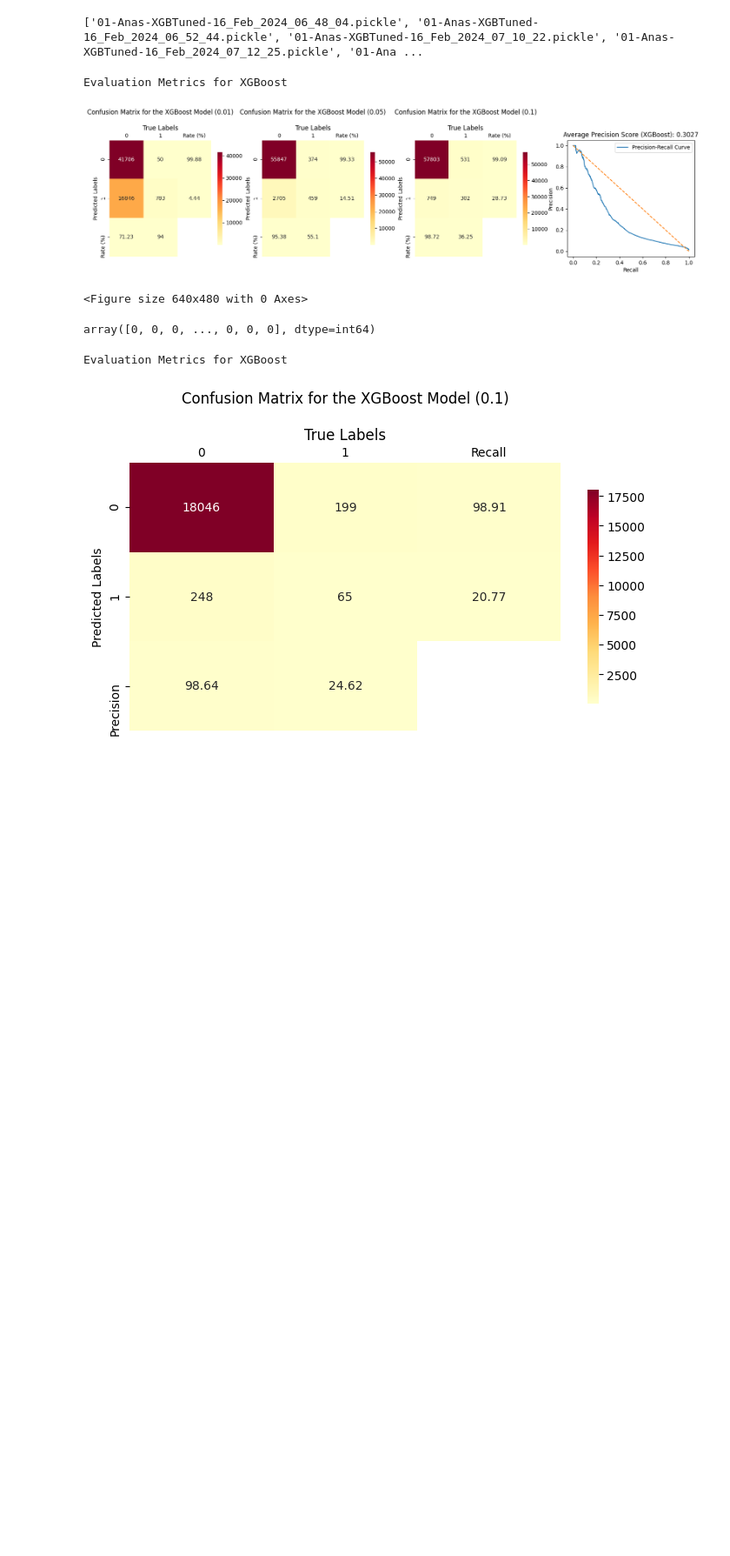
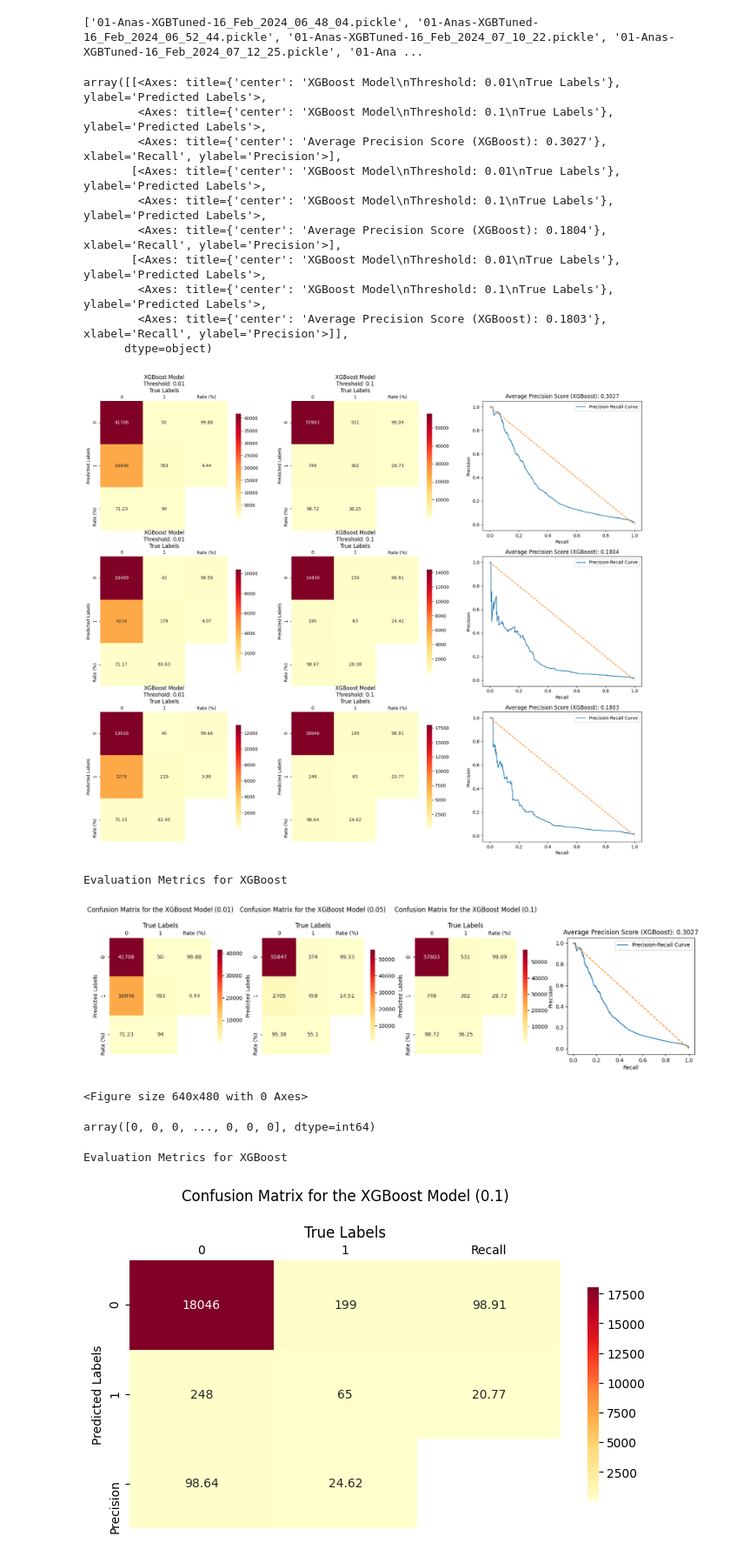
Before and after one commit to MrAnasAbid/Fraud_Detection, a Jupyter notebook: fraud_detection/notebooks/1.0-Anas-Evaluation.ipynb, the cells around one changed output. Shown at 87% size. Cells and saved outputs as stored; diff of their text form; code cells hidden in the pictures; blank space fills up the shorter version.

Commit message:
Functionning Report - To be moduled

```diff
--- a/fraud_detection/notebooks/1.0-Anas-Evaluation.ipynb
+++ b/fraud_detection/notebooks/1.0-Anas-Evaluation.ipynb
@@ -6,7 +6,7 @@ import seaborn as sns
 from sklearn.preprocessing import OrdinalEncoder, OneHotEncoder
 from sklearn.model_selection import train_test_split
 from sklearn.ensemble import RandomForestClassifier
-from sklearn.metrics import confusion_matrix, ConfusionMatrixDisplay, precision_score, accuracy_score, recall_score, precision_recall_curve, auc
+from sklearn.metrics import confusion_matrix, ConfusionMatrixDisplay, precision_score, accuracy_score, recall_score, precision_recall_curve, auc, average_precision_score, precision_recall_fscore_support
 from imblearn.over_sampling import SMOTE, ADASYN
 import category_encoders as ce
 import xgboost as xgb
@@ -18,23 +18,23 @@ import os
 import pickle
 import time
 
-# Add the path to the project root directory to the python path
-sys.path.append(os.path.abspath("C:/Users/mabid/OneDrive/Desktop/Projects - Ongoing/BNP Credit Card Fraud Detection/fraud_detection/"))
+ROOT = "C:/Users/mabid/OneDrive/Desktop/Projects - Ongoing/BNP Credit Card Fraud Detection/fraud_detection/"
+os.chdir(ROOT)
 
 from src.features import build_features
 # %%
 MODEL_RANK = -1
-EVAL_DATA = '../data/processed/model_validation_data.csv'
+EVAL_DATA = os.path.join(ROOT, 'data/processed/model_validation_data.csv')
 
 # Show models that are in the models directory that has "16" in its name
-active_models = [model for model in os.listdir('../models/') if '16' in model]
+active_models = [model for model in os.listdir(os.path.join("models")) if '16' in model]
 print(active_models)
 MODEL_PATH = active_models[MODEL_RANK]
 # %% [output]
 ['01-Anas-XGBTuned-16_Feb_2024_06_48_04.pickle', '01-Anas-XGBTuned-16_Feb_2024_06_52_44.pickle', '01-Anas-XGBTuned-16_Feb_2024_07_10_22.pickle', '01-Anas-XGBTuned-16_Feb_2024_07_12_25.pickle', '01-Ana ...
 # %%
 # Load the model
-with open(f'../models/{MODEL_PATH}', 'rb') as file:
+with open(os.path.join(ROOT, "models", MODEL_PATH), 'rb') as file:
     model_args = pickle.load(file)
 # %%
 # Unpack the model arguments
@@ -51,17 +51,17 @@ class Model():
         self.y_pred_valid = None
         self.y_true_valid = None
 
+    def load_predict_eval(self, EVAL_DATA):
+        eval_data = pd.read_csv(EVAL_DATA)
+        X_eval = eval_data.drop('fraud_flag', axis=1)
+        y_eval = eval_data['fraud_flag']
+
+        X_eval = self.pipe.transform(X_eval)
+        if self.prediction_matrix_type == 'xgb.DMatrix':
+            X_eval = xgb.DMatrix(X_eval)
+
+        self.y_pred_valid = self.model.predict(X_eval)
+        self.y_true_valid = y_eval
+
 model_XGB = Model(model_args)
-
-# Load the evaluation data
-eval_data = pd.read_csv(EVAL_DATA)
-X_eval = eval_data.drop('fraud_flag', axis=1)
-y_eval = eval_data['fraud_flag']
-
-# Transform the evaluation data
-X_eval = model_XGB.pipe.transform(X_eval)
-if model_XGB.prediction_matrix_type == 'xgb.DMatrix':
-    X_eval = xgb.DMatrix(X_eval)
-
-model_XGB.y_pred_valid = model_XGB.model.predict(X_eval)
-model_XGB.y_true_valid = y_eval
+model_XGB.load_predict_eval(EVAL_DATA)
@@ -68 +125,16 @@ model_XGB.y_true_valid = y_eval
+# %%
+report = GenerateReport(model_XGB)
+report.generate_report()
+# %% [output]
+array([[<Axes: title={'center': 'XGBoost Model\nThreshold: 0.01\nTrue Labels'}, ylabel='Predicted Labels'>,
+        <Axes: title={'center': 'XGBoost Model\nThreshold: 0.1\nTrue Labels'}, ylabel='Predicted Labels'>,
+        <Axes: title={'center': 'Average Precision Score (XGBoost): 0.3027'}, xlabel='Recall', ylabel='Precision'>],
+       [<Axes: title={'center': 'XGBoost Model\nThreshold: 0.01\nTrue Labels'}, ylabel='Predicted Labels'>,
+        <Axes: title={'center': 'XGBoost Model\nThreshold: 0.1\nTrue Labels'}, ylabel='Predicted Labels'>,
+        <Axes: title={'center': 'Average Precision Score (XGBoost): 0.1804'}, xlabel='Recall', ylabel='Precision'>],
+       [<Axes: title={'center': 'XGBoost Model\nThreshold: 0.01\nTrue Labels'}, ylabel='Predicted Labels'>,
+        <Axes: title={'center': 'XGBoost Model\nThreshold: 0.1\nTrue Labels'}, ylabel='Predicted Labels'>,
+        <Axes: title={'center': 'Average Precision Score (XGBoost): 0.1803'}, xlabel='Recall', ylabel='Precision'>]],
+      dtype=object)
+[figure, added]
 # %%
```
Also changed, not shown: parts of 2 cells of this notebook.
